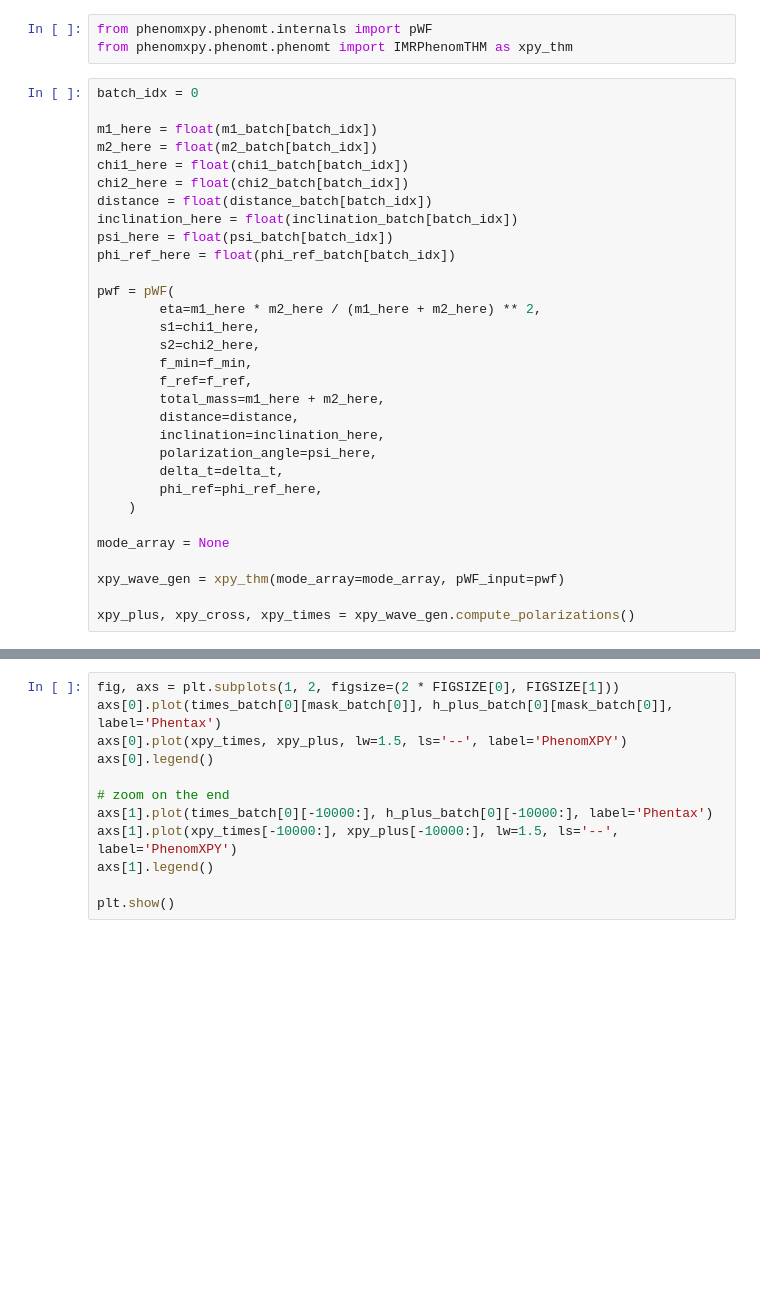
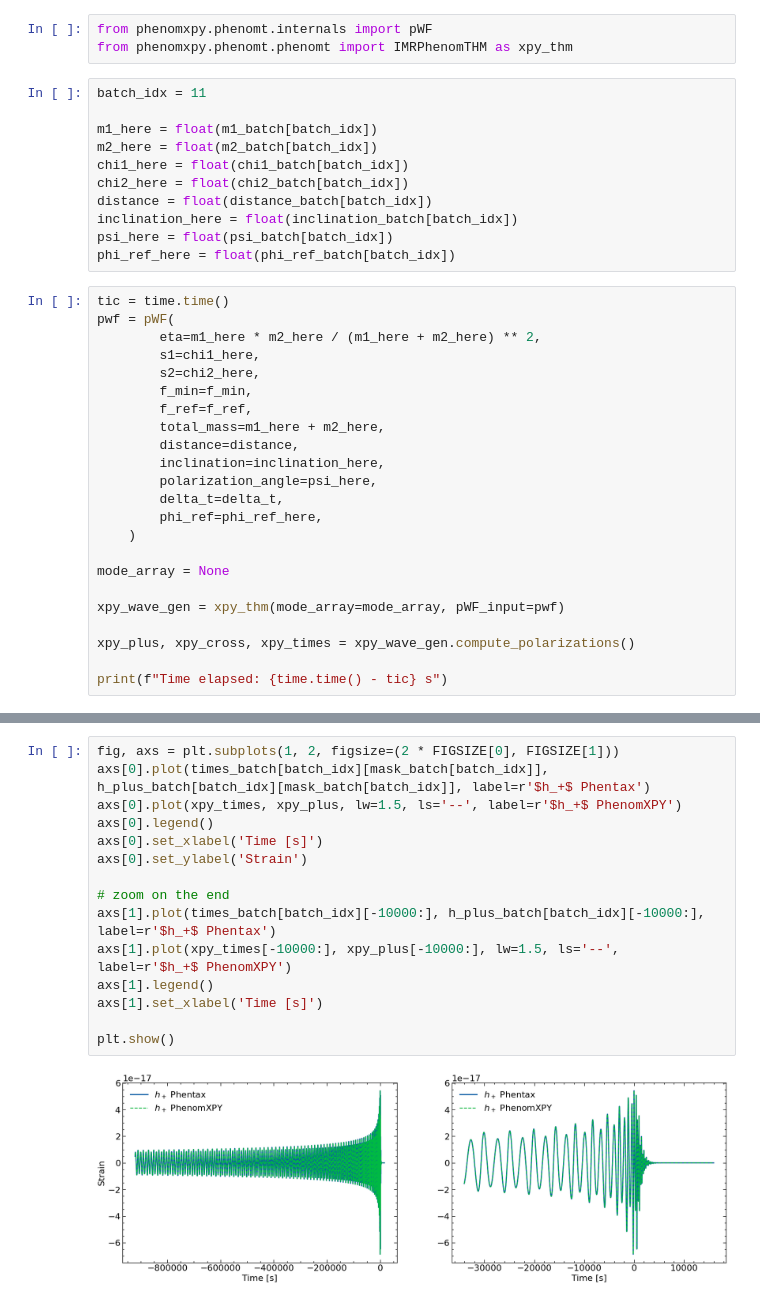
Before and after one commit to jperret21/phentax, a Jupyter notebook: examples/tutorial.ipynb, the cells around one changed output, grey strips where cells are left out. Drawn from its saved outputs; the diff is of its cells as text; blank space fills up the shorter version.

```diff
--- a/examples/tutorial.ipynb
+++ b/examples/tutorial.ipynb
@@ -137,18 +196,19 @@ for i in range(num_binaries):
 # %%
 from phenomxpy.phenomt.internals import pWF
 from phenomxpy.phenomt.phenomt import IMRPhenomTHM as xpy_thm
+# %%
+batch_idx = 11
+
+m1_here = float(m1_batch[batch_idx])
+m2_here = float(m2_batch[batch_idx])
+chi1_here = float(chi1_batch[batch_idx])
+chi2_here = float(chi2_batch[batch_idx])
+distance = float(distance_batch[batch_idx])
+inclination_here = float(inclination_batch[batch_idx])
+psi_here = float(psi_batch[batch_idx])
+phi_ref_here = float(phi_ref_batch[batch_idx])
 # %%
-batch_idx = 0
-
-m1_here = float(m1_batch[batch_idx])
-m2_here = float(m2_batch[batch_idx])
-chi1_here = float(chi1_batch[batch_idx])
-chi2_here = float(chi2_batch[batch_idx])
-distance = float(distance_batch[batch_idx])
-inclination_here = float(inclination_batch[batch_idx])
-psi_here = float(psi_batch[batch_idx])
-phi_ref_here = float(phi_ref_batch[batch_idx])
-
+tic = time.time()
 pwf = pWF(
         eta=m1_here * m2_here / (m1_here + m2_here) ** 2,
         s1=chi1_here,
@@ -168,3 +228,5 @@ mode_array = None
 xpy_wave_gen = xpy_thm(mode_array=mode_array, pWF_input=pwf)
 
 xpy_plus, xpy_cross, xpy_times = xpy_wave_gen.compute_polarizations()
+
+print(f"Time elapsed: {time.time() - tic} s")
@@ -171,12 +235,17 @@ xpy_plus, xpy_cross, xpy_times = xpy_wave_gen.compute_polarizations()
 # %%
 fig, axs = plt.subplots(1, 2, figsize=(2 * FIGSIZE[0], FIGSIZE[1]))
-axs[0].plot(times_batch[0][mask_batch[0]], h_plus_batch[0][mask_batch[0]], label='Phentax')
-axs[0].plot(xpy_times, xpy_plus, lw=1.5, ls='--', label='PhenomXPY')
+axs[0].plot(times_batch[batch_idx][mask_batch[batch_idx]], h_plus_batch[batch_idx][mask_batch[batch_idx]], label=r'$h_+$ Phentax')
+axs[0].plot(xpy_times, xpy_plus, lw=1.5, ls='--', label=r'$h_+$ PhenomXPY')
 axs[0].legend()
+axs[0].set_xlabel('Time [s]')
+axs[0].set_ylabel('Strain')
 
 # zoom on the end
-axs[1].plot(times_batch[0][-10000:], h_plus_batch[0][-10000:], label='Phentax')
-axs[1].plot(xpy_times[-10000:], xpy_plus[-10000:], lw=1.5, ls='--', label='PhenomXPY')
+axs[1].plot(times_batch[batch_idx][-10000:], h_plus_batch[batch_idx][-10000:], label=r'$h_+$ Phentax')
+axs[1].plot(xpy_times[-10000:], xpy_plus[-10000:], lw=1.5, ls='--', label=r'$h_+$ PhenomXPY')
 axs[1].legend()
+axs[1].set_xlabel('Time [s]')
 
 plt.show()
+# %% [output]
+[figure, added]
```
Also changed, not shown: parts of 23 cells of this notebook, 6 other files.
